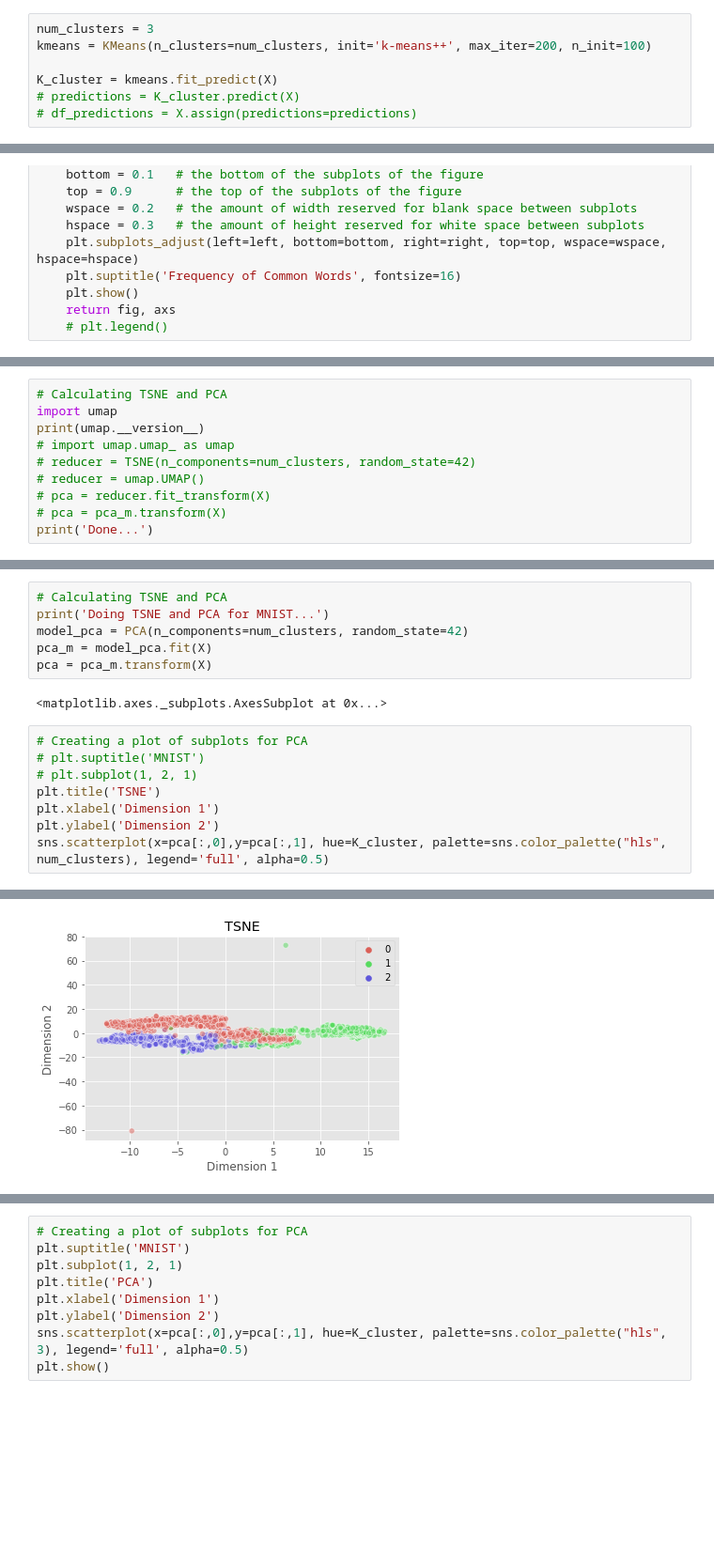
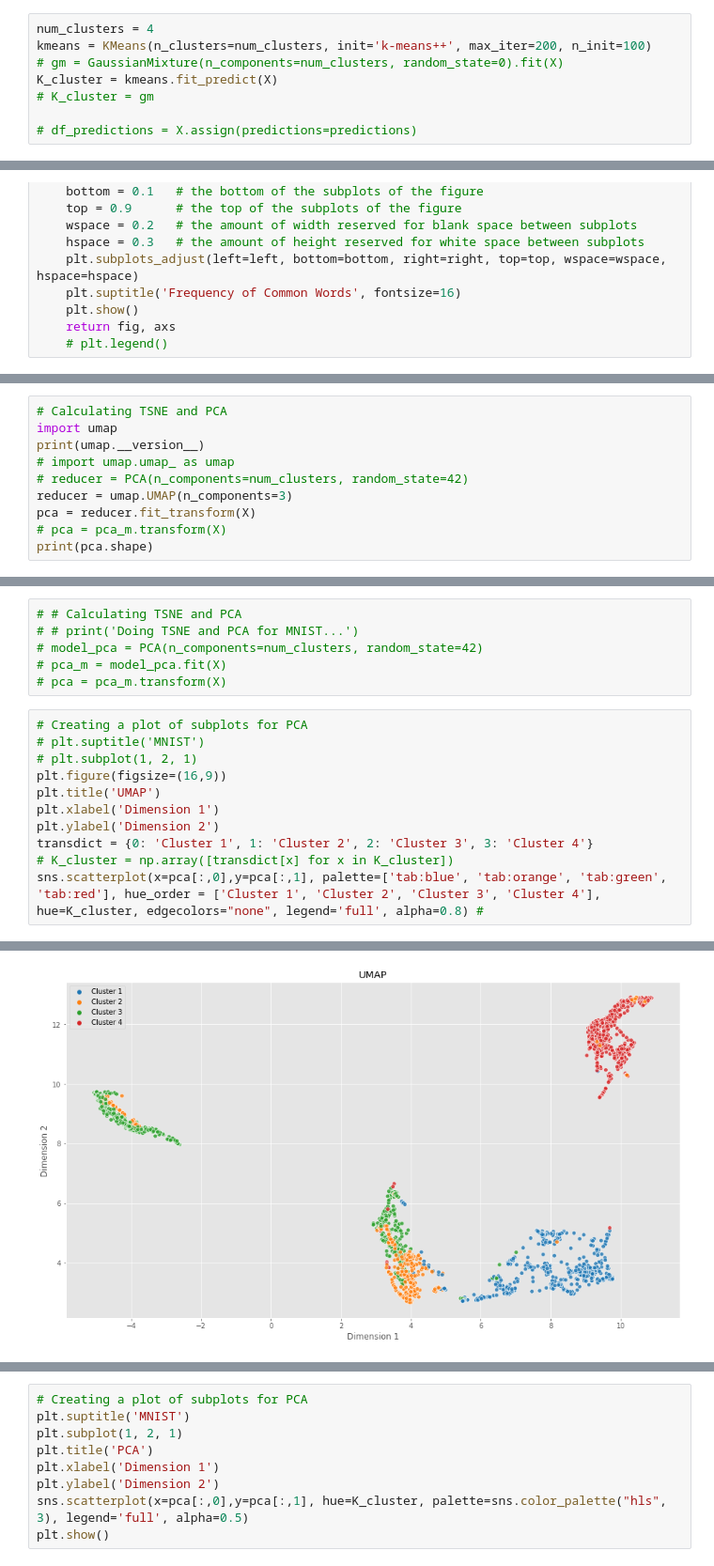
Before and after one commit to brfi3983/MCM2021, a Jupyter notebook: negative_clustering.ipynb, the cells around one changed output, grey strips where cells are left out. Shown: that part at 94% size. Cells and saved outputs as stored; diff of their text form; blank space fills up the shorter version.

```diff
--- a/negative_clustering.ipynb
+++ b/negative_clustering.ipynb
@@ -102,9 +73,10 @@ X = norm.fit_transform(X)
 # X = X[np.isfinite(X).any(axis=1)]
 # print(np.isinf(X)
 # %%
-num_clusters = 3
+num_clusters = 4
 kmeans = KMeans(n_clusters=num_clusters, init='k-means++', max_iter=200, n_init=100)
+# gm = GaussianMixture(n_components=num_clusters, random_state=0).fit(X)
+K_cluster = kmeans.fit_predict(X)
+# K_cluster = gm
 
-K_cluster = kmeans.fit_predict(X)
-# predictions = K_cluster.predict(X)
 # df_predictions = X.assign(predictions=predictions)
@@ -275,9 +198,9 @@ df_predictions.head()
 import umap
 print(umap.__version__)
 # import umap.umap_ as umap
-# reducer = TSNE(n_components=num_clusters, random_state=42)
-# reducer = umap.UMAP()
-# pca = reducer.fit_transform(X)
+# reducer = PCA(n_components=num_clusters, random_state=42)
+reducer = umap.UMAP(n_components=3)
+pca = reducer.fit_transform(X)
 # pca = pca_m.transform(X)
-print('Done...')
+print(pca.shape)
 # %% [output]
@@ -285,17 +211,18 @@ AttributeError: module 'umap' has no attribute '__version__'
 # %%
-# Calculating TSNE and PCA
-print('Doing TSNE and PCA for MNIST...')
-model_pca = PCA(n_components=num_clusters, random_state=42)
-pca_m = model_pca.fit(X)
-pca = pca_m.transform(X)
+# # Calculating TSNE and PCA
+# # print('Doing TSNE and PCA for MNIST...')
+# model_pca = PCA(n_components=num_clusters, random_state=42)
+# pca_m = model_pca.fit(X)
+# pca = pca_m.transform(X)
-# %% [output]
-<matplotlib.axes._subplots.AxesSubplot at 0x...>
 # %%
 # Creating a plot of subplots for PCA
 # plt.suptitle('MNIST')
 # plt.subplot(1, 2, 1)
-plt.title('TSNE')
+plt.figure(figsize=(16,9))
+plt.title('UMAP')
 plt.xlabel('Dimension 1')
 plt.ylabel('Dimension 2')
-sns.scatterplot(x=pca[:,0],y=pca[:,1], hue=K_cluster, palette=sns.color_palette("hls", num_clusters), legend='full', alpha=0.5)
+transdict = {0: 'Cluster 1', 1: 'Cluster 2', 2: 'Cluster 3', 3: 'Cluster 4'}
+# K_cluster = np.array([transdict[x] for x in K_cluster])
+sns.scatterplot(x=pca[:,0],y=pca[:,1], palette=['tab:blue', 'tab:orange', 'tab:green', 'tab:red'], hue_order = ['Cluster 1', 'Cluster 2', 'Cluster 3', 'Cluster 4'], hue=K_cluster, edgecolors="none", legend='full', alpha=0.8) #
 # %% [output]
@@ -302 +230 @@ sns.scatterplot(x=pca[:,0],y=pca[:,1], hue=K_cluster, palette=sns.color_palette(
-[figure, old version]
+[figure, new version]
```
Also changed, not shown: parts of 18 cells of this notebook, 19 other files.
